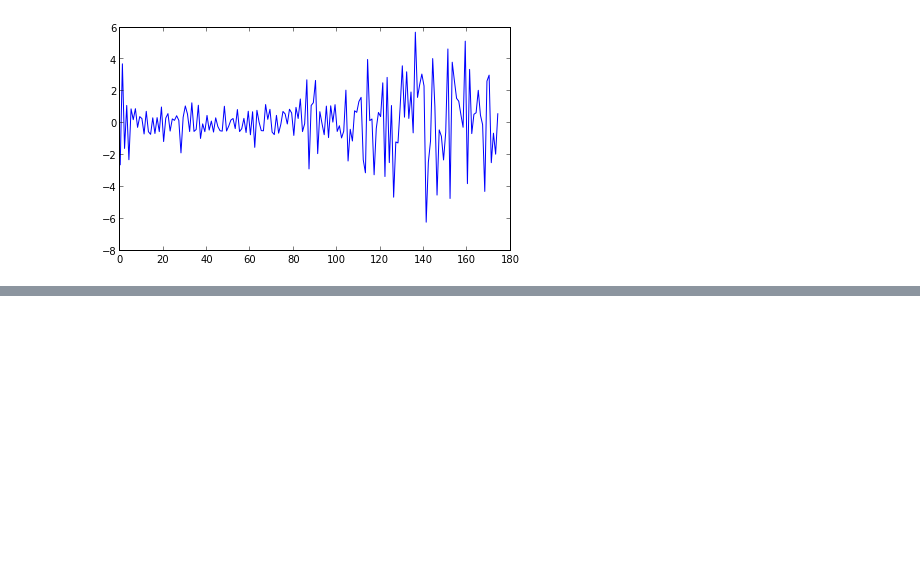
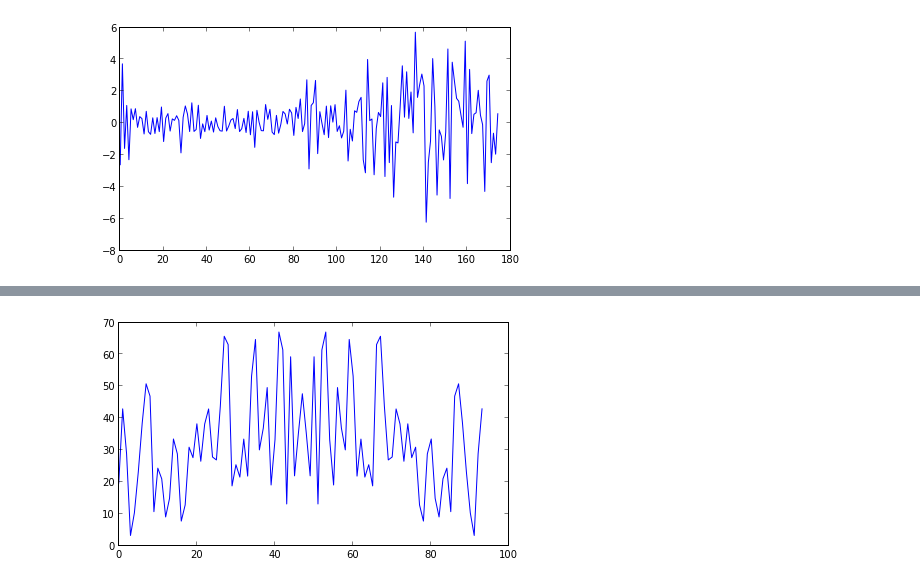
Before and after one commit to ankit-maverick/Wavelets_course_project, a Jupyter notebook: nb/Untitled0.ipynb, the cells around one changed output, grey strips where cells are left out. Cells and saved outputs as stored; diff of their text form; code cells hidden in the pictures; blank space fills up the shorter version.

```diff
--- a/nb/Untitled0.ipynb
+++ b/nb/Untitled0.ipynb
@@ -100,0 +117,6 @@ plt.show()
+# %%
+Cd2 = np.fft.fft(cD2)
+plot(abs(Cd2))
+plt.show()
+# %% [output]
+[figure, added]
```
Also changed, not shown: parts of 13 cells of this notebook.
